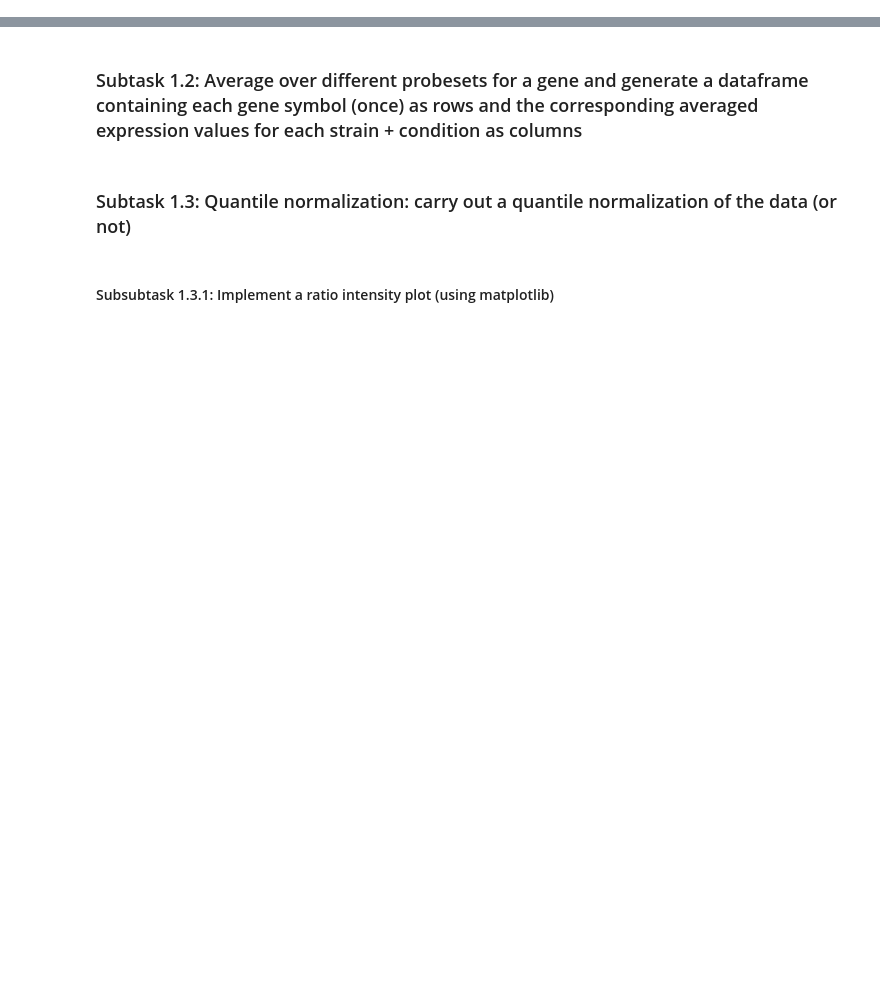
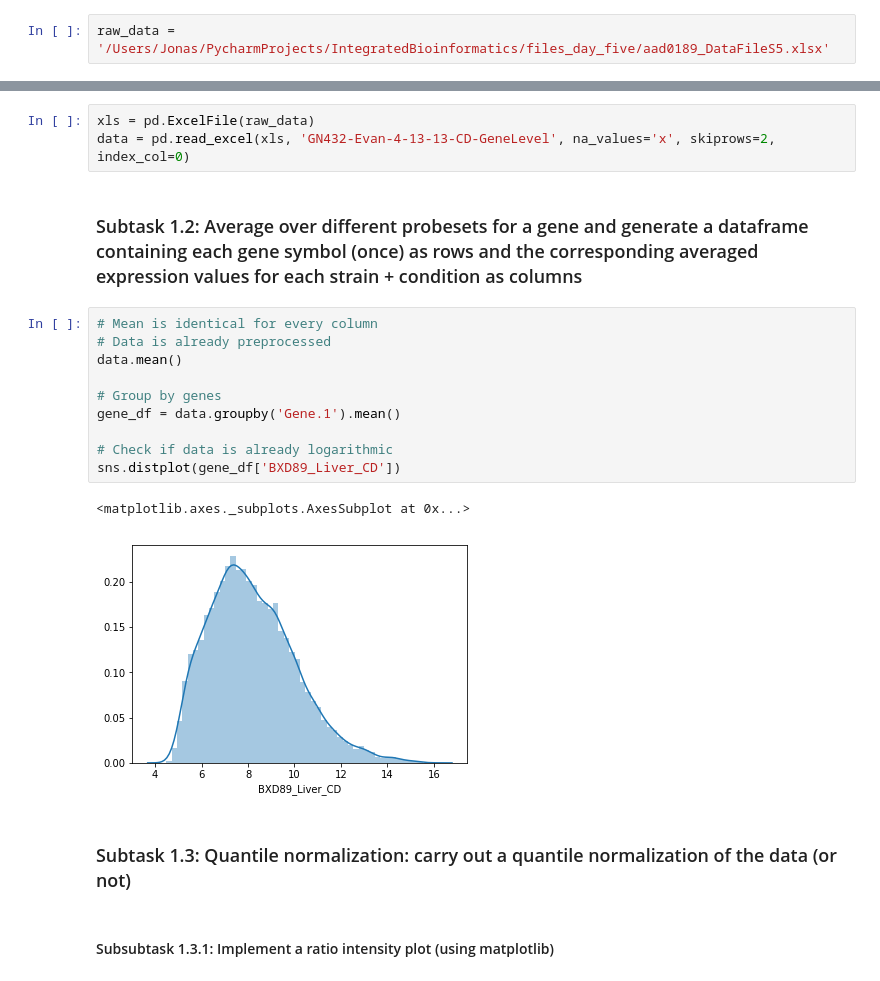
Before and after one commit to JoKuebler/Bioinformatics_ML, a Jupyter notebook: notebooks/Day56_DE_Analysis.ipynb, the cells around one changed output, grey strips where cells are left out. Saved outputs shown, nothing was run; the diff lists cells and outputs as text; blank space fills up the shorter version.

```diff
--- a/notebooks/Day56_DE_Analysis.ipynb
+++ b/notebooks/Day56_DE_Analysis.ipynb
@@ -15,6 +23,8 @@ https://genomebiology.biomedcentral.com/articles/10.1186/gb-2003-4-4-210
 hint:
 
 http://science.sciencemag.org/highwire/filestream/680254/field_highwire_adjunct_files/5/aad0189_DataFileS5.xlsx
+# %%
+raw_data = '/Users/Jonas/PycharmProjects/IntegratedBioinformatics/files_day_five/aad0189_DataFileS5.xlsx'
 # %% [markdown]
 ## Task 1: Data wrangling
 # %% [markdown]
@@ -23,8 +33,24 @@ hint:
 http://www.arrayanalysis.org/main.html
 # %% [markdown]
 ### Subtask 1.1: Read in aad0189_DataFileS5.xlsx with pandas
+# %%
+xls = pd.ExcelFile(raw_data)
+data = pd.read_excel(xls, 'GN432-Evan-4-13-13-CD-GeneLevel', na_values='x', skiprows=2, index_col=0)
 # %% [markdown]
 ### Subtask 1.2: Average over different probesets for a gene and generate a dataframe containing each gene symbol (once)  as rows and the corresponding averaged expression values for each strain + condition as columns
+# %%
+# Mean is identical for every column
+# Data is already preprocessed
+data.mean()
+
+# Group by genes
+gene_df = data.groupby('Gene.1').mean()
+
+# Check if data is already logarithmic
+sns.distplot(gene_df['BXD89_Liver_CD'])
+# %% [output]
+<matplotlib.axes._subplots.AxesSubplot at 0x...>
+[figure, added]
 # %% [markdown]
 ### Subtask 1.3: Quantile normalization: carry out a quantile normalization of the data (or not)
 # %% [markdown]
```
Also changed, not shown: parts of 15 cells of this notebook, 2 other files.
